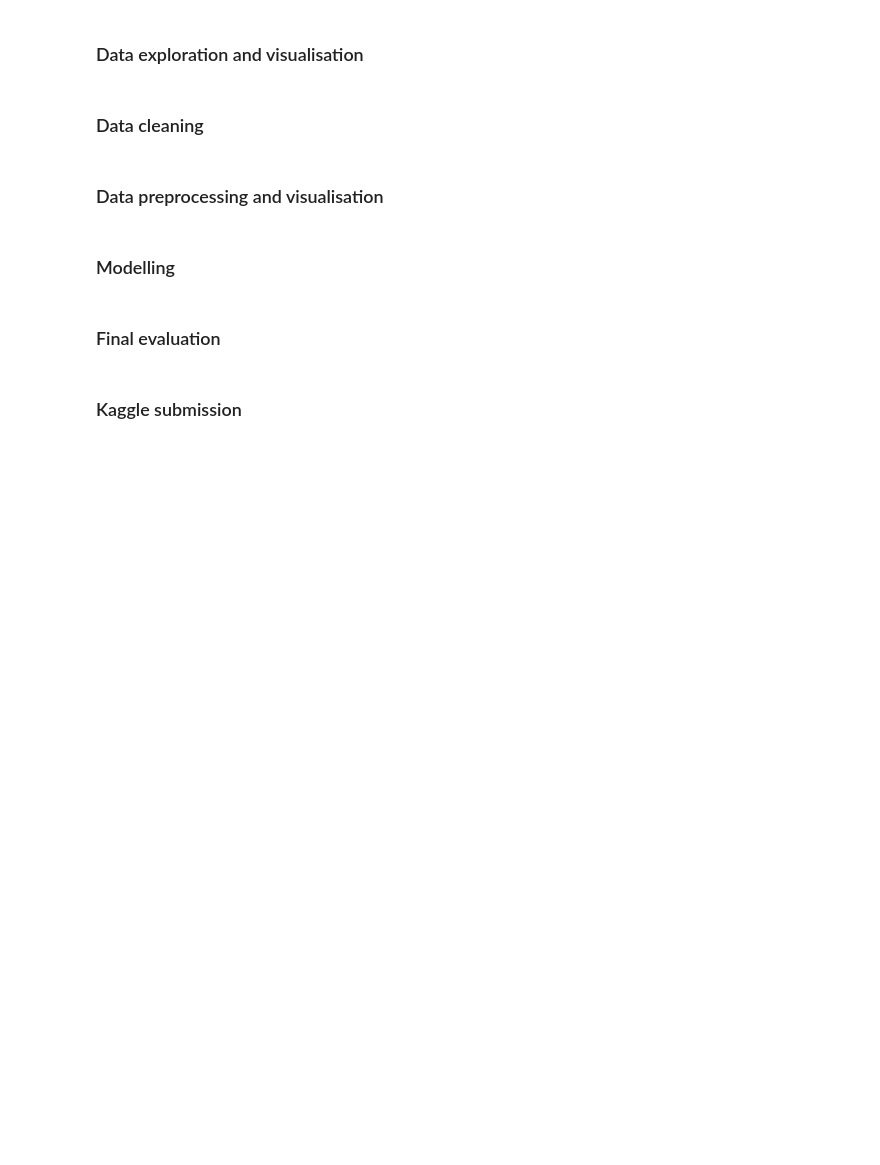
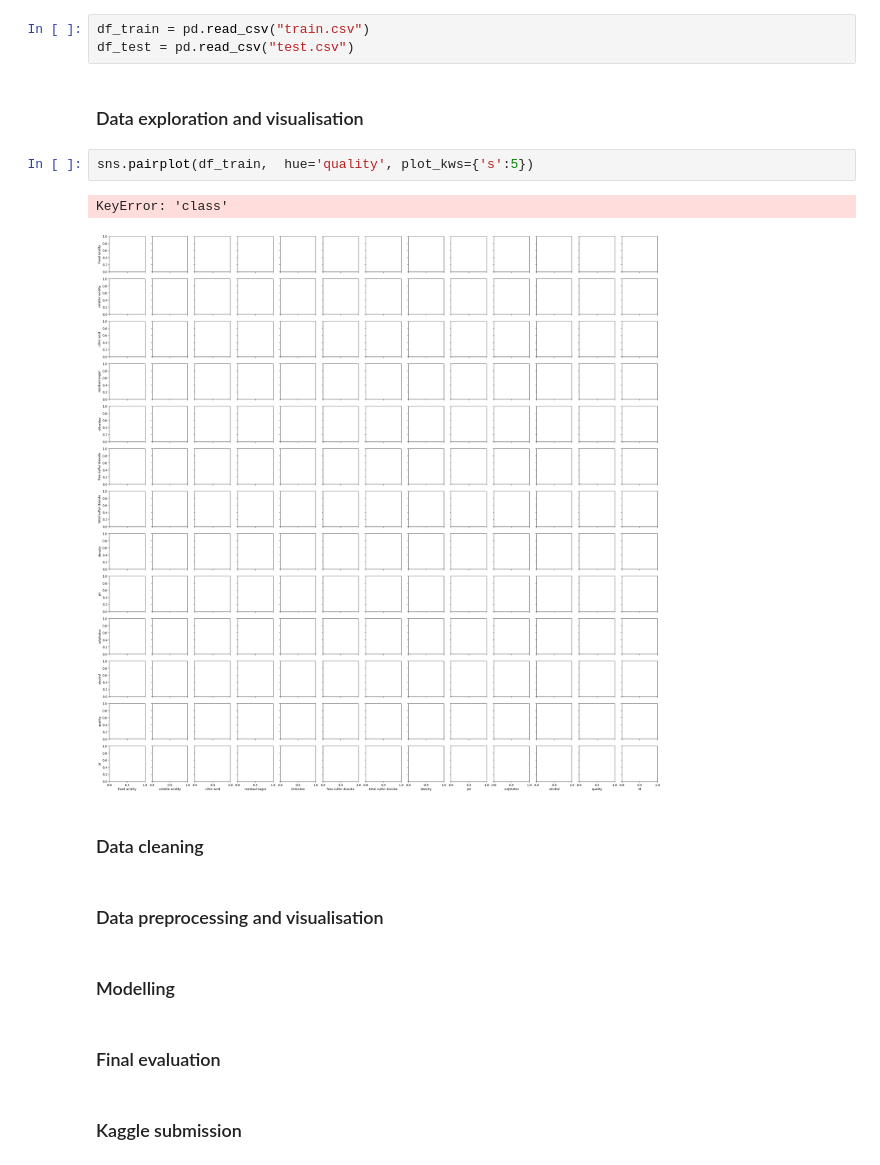
Before and after one commit to JohannesStandal/DAT200, a Jupyter notebook: CA3/CA3_template.ipynb, the cells around one changed output. Cells and saved outputs as stored; diff of their text form; blank space fills up the shorter version.

```diff
--- a/CA3/CA3_template.ipynb
+++ b/CA3/CA3_template.ipynb
@@ -8,8 +8,16 @@ import seaborn as sb
 import pandas as pd
 # %% [markdown]
 ### Reading data
+# %%
+df_train = pd.read_csv("train.csv")
+df_test = pd.read_csv("test.csv")
 # %% [markdown]
 ### Data exploration and visualisation
+# %%
+sns.pairplot(df_train,  hue='quality', plot_kws={'s':5})
+# %% [output]
+KeyError: 'class'
+[figure, added]
 # %% [markdown]
 ### Data cleaning
 # %% [markdown]
```
Also changed, not shown: parts of 1 cell of this notebook.
